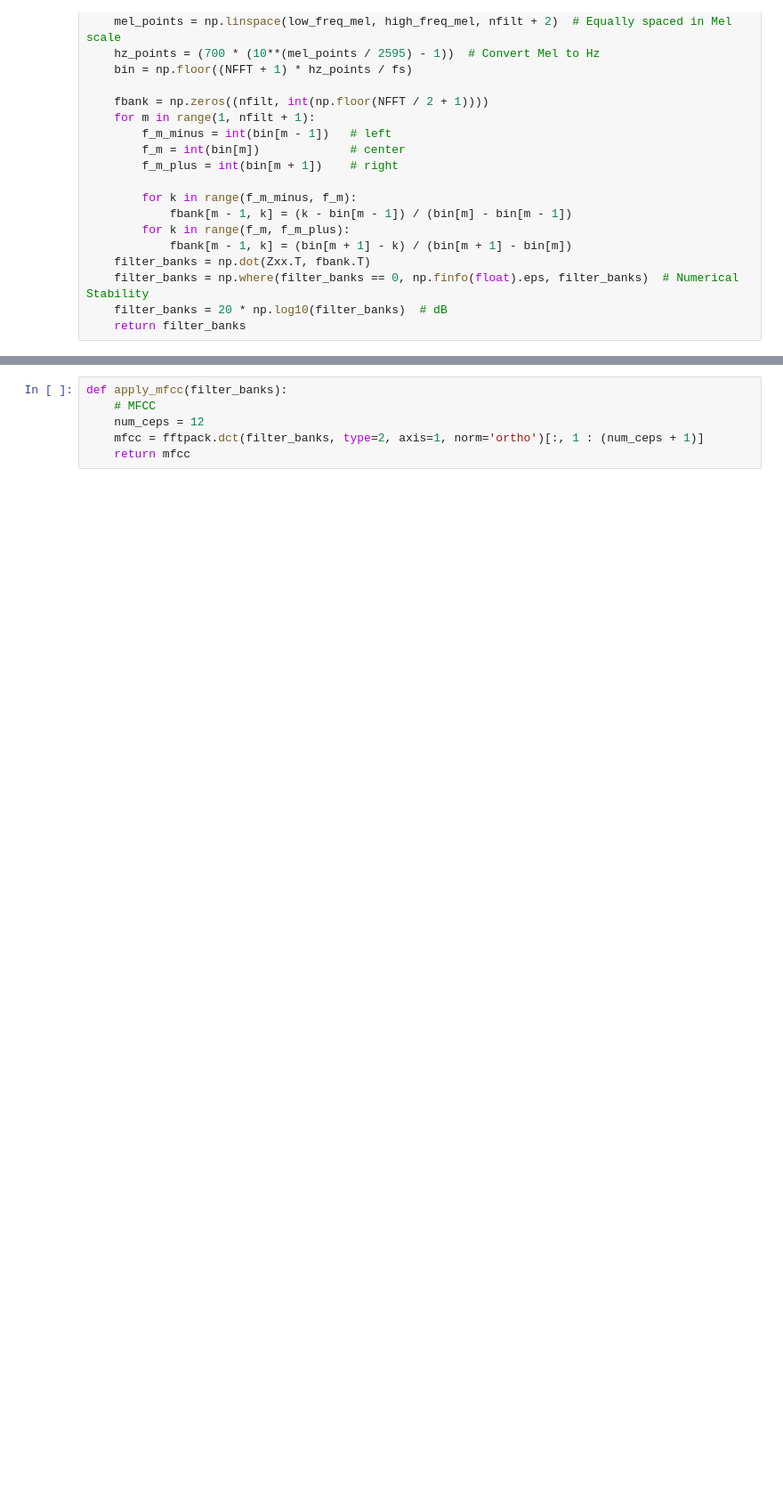
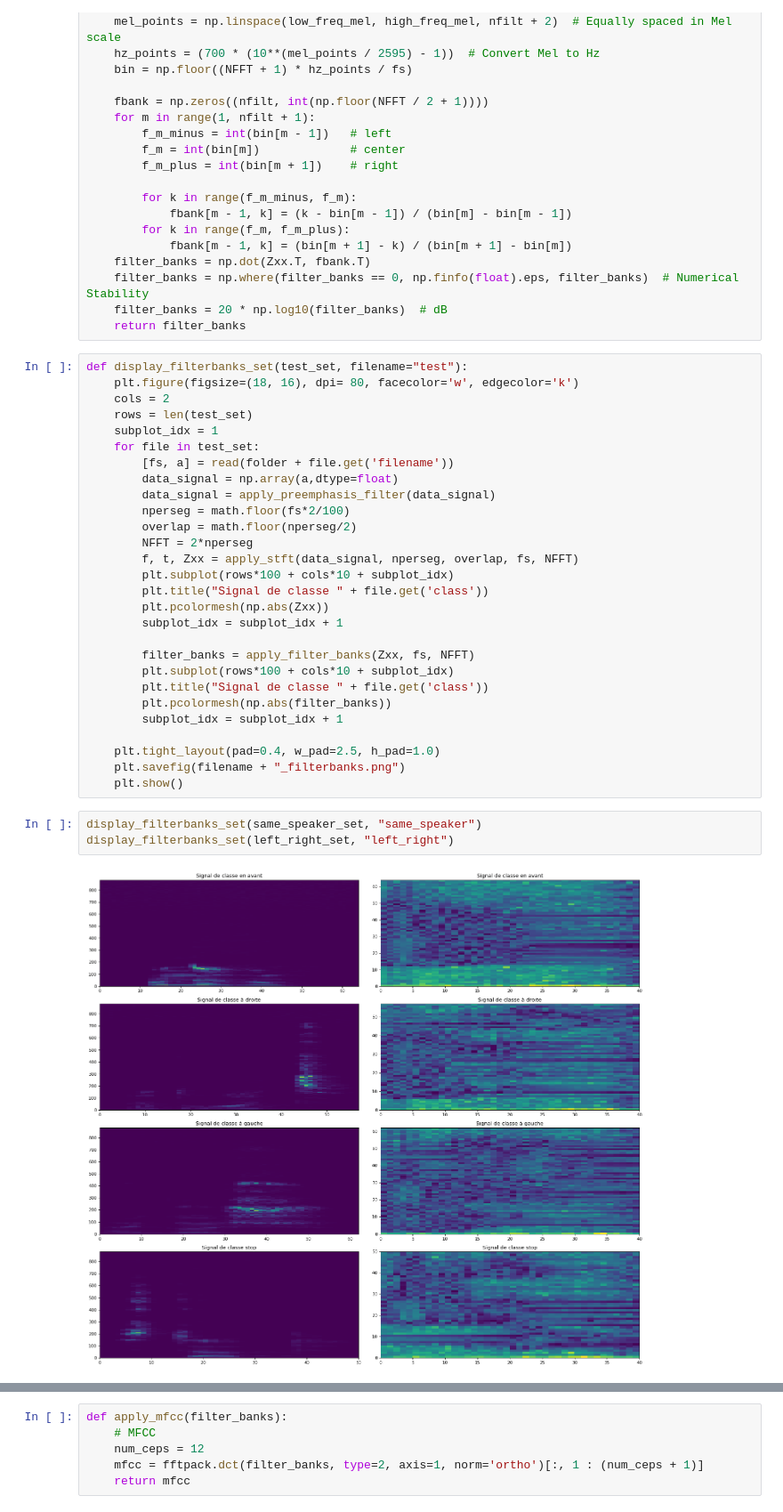
Before and after one commit to simonghrt/sir-speech-robot, a Jupyter notebook: simulation.ipynb, the cells around one changed output, grey strips where cells are left out. Shown at 89% size. Drawn from its saved outputs; the diff is of its cells as text; blank space fills up the shorter version.

```diff
--- a/simulation.ipynb
+++ b/simulation.ipynb
@@ -170,3 +174,36 @@ def apply_filter_banks(Zxx, fs, NFFT):
     filter_banks = np.where(filter_banks == 0, np.finfo(float).eps, filter_banks)  # Numerical Stability
     filter_banks = 20 * np.log10(filter_banks)  # dB
     return filter_banks
+# %%
+def display_filterbanks_set(test_set, filename="test"):
+    plt.figure(figsize=(18, 16), dpi= 80, facecolor='w', edgecolor='k')
+    cols = 2
+    rows = len(test_set)
+    subplot_idx = 1
+    for file in test_set:
+        [fs, a] = read(folder + file.get('filename'))
+        data_signal = np.array(a,dtype=float)
+        data_signal = apply_preemphasis_filter(data_signal)
+        nperseg = math.floor(fs*2/100)
+        overlap = math.floor(nperseg/2)
+        NFFT = 2*nperseg
+        f, t, Zxx = apply_stft(data_signal, nperseg, overlap, fs, NFFT)
+        plt.subplot(rows*100 + cols*10 + subplot_idx)
+        plt.title("Signal de classe " + file.get('class'))
+        plt.pcolormesh(np.abs(Zxx))
+        subplot_idx = subplot_idx + 1
+
+        filter_banks = apply_filter_banks(Zxx, fs, NFFT)
+        plt.subplot(rows*100 + cols*10 + subplot_idx)
+        plt.title("Signal de classe " + file.get('class'))
+        plt.pcolormesh(np.abs(filter_banks))
+        subplot_idx = subplot_idx + 1
+
+    plt.tight_layout(pad=0.4, w_pad=2.5, h_pad=1.0)
+    plt.savefig(filename + "_filterbanks.png")
+    plt.show()
+# %%
+display_filterbanks_set(same_speaker_set, "same_speaker")
+display_filterbanks_set(left_right_set, "left_right")
+# %% [output]
+[figure, added]
```
Also changed, not shown: parts of 13 cells of this notebook, 8 other files.
